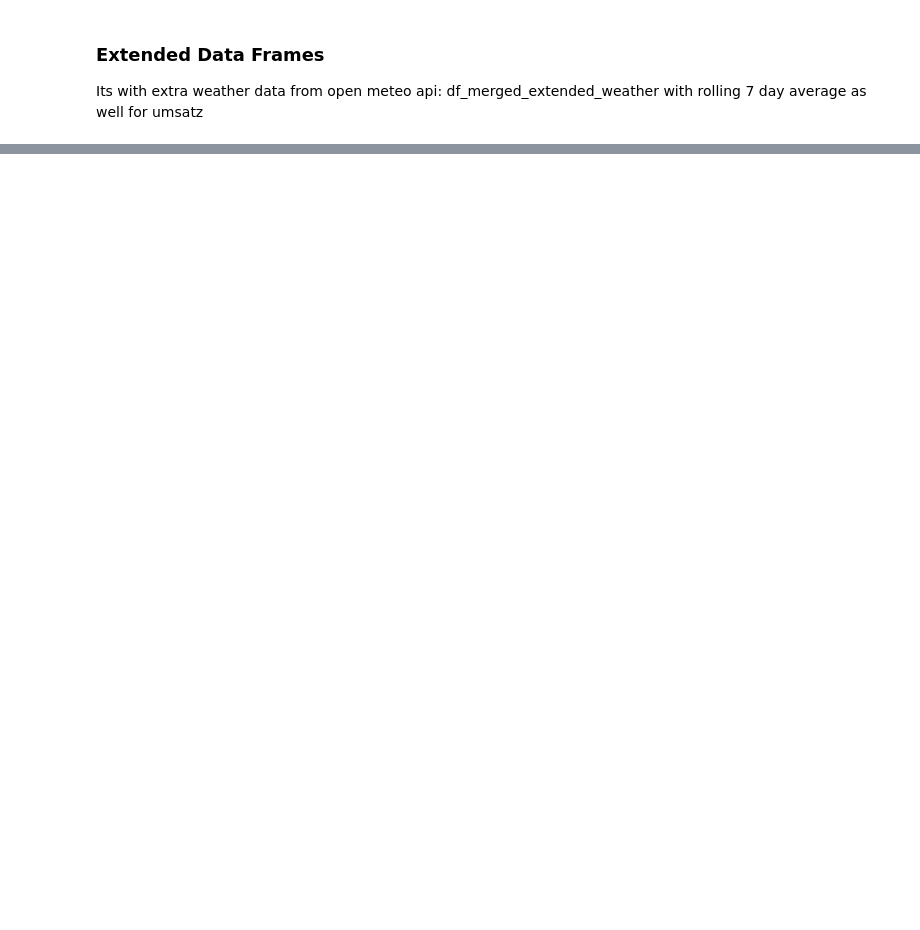
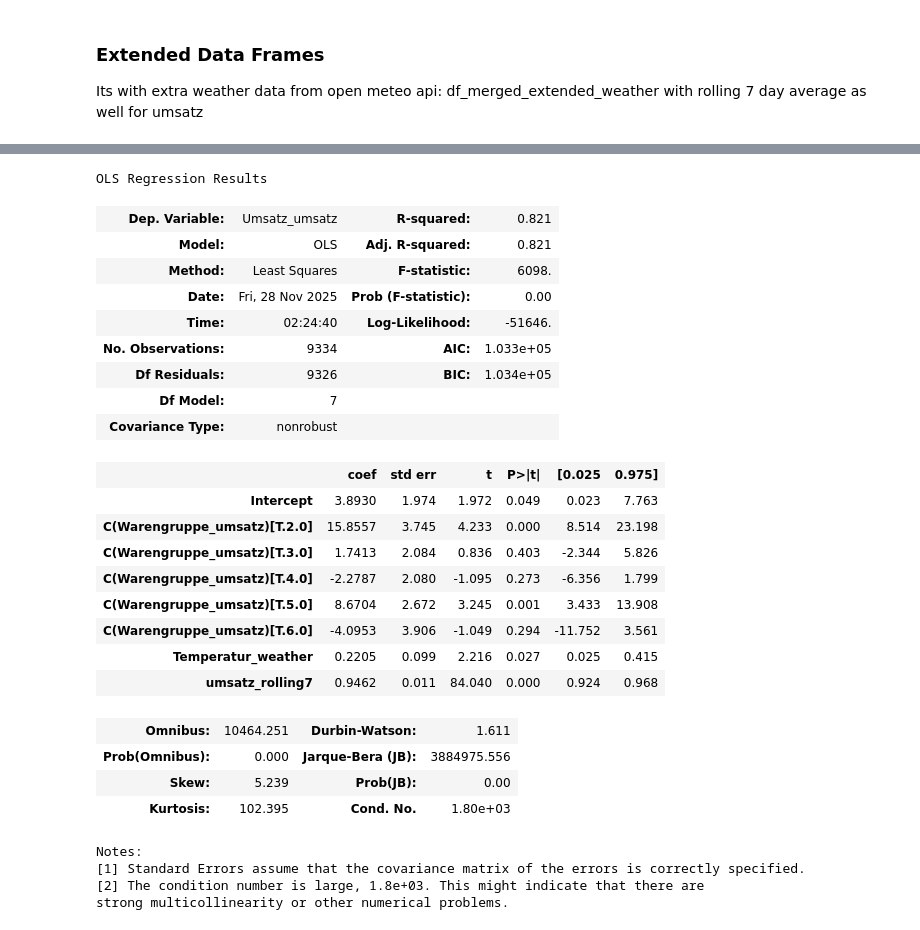
Before and after one commit to Awais16/project_bakery_sales, a Jupyter notebook: yousra_descriptive_stats.ipynb, the cells around one changed output, grey strips where cells are left out. Drawn from its saved outputs; the diff is of its cells as text; code cells hidden in the pictures; blank space fills up the shorter version.

```diff
--- a/yousra_descriptive_stats.ipynb
+++ b/yousra_descriptive_stats.ipynb
@@ -271,0 +410,45 @@ Merged DataFrame Shape: (9334, 15)
+# %%
+import statsmodels.formula.api as smf
+
+# Example regression formula (adjust as needed)
+formula = "Umsatz_umsatz ~  Temperatur_weather + umsatz_rolling7 + C(Warengruppe_umsatz)"
+
+# Drop rows with missing values in the regression columns
+regression_df = df_merged_extended_weather.dropna(subset=[
+    "Umsatz_umsatz", "Bewoelkung_weather", "rain_sum", "sunshine_hours",
+    "Temperatur_weather", "Windgeschwindigkeit_weather", "precipitation_hours", "day_of_week"
+])
+
+# Fit the model
+model = smf.ols(formula, data=regression_df).fit()
+
+# Show summary
+model.summary()
+# %% [output]
+OLS Regression Results
+| Dep. Variable: | Umsatz_umsatz | R-squared: | 0.821 |
+| Model: | OLS | Adj. R-squared: | 0.821 |
+| Method: | Least Squares | F-statistic: | 6098. |
+| Date: | Fri, 28 Nov 2025 | Prob (F-statistic): | 0.00 |
+| Time: | 02:24:40 | Log-Likelihood: | -51646. |
+| No. Observations: | 9334 | AIC: | 1.033e+05 |
+| Df Residuals: | 9326 | BIC: | 1.034e+05 |
+| Df Model: | 7 |  |  |
+| Covariance Type: | nonrobust |  |  |
+|  | coef | std err | t | P>|t| | [0.025 | 0.975] |
+| Intercept | 3.8930 | 1.974 | 1.972 | 0.049 | 0.023 | 7.763 |
+| C(Warengruppe_umsatz)[T.2.0] | 15.8557 | 3.745 | 4.233 | 0.000 | 8.514 | 23.198 |
+| C(Warengruppe_umsatz)[T.3.0] | 1.7413 | 2.084 | 0.836 | 0.403 | -2.344 | 5.826 |
+| C(Warengruppe_umsatz)[T.4.0] | -2.2787 | 2.080 | -1.095 | 0.273 | -6.356 | 1.799 |
+| C(Warengruppe_umsatz)[T.5.0] | 8.6704 | 2.672 | 3.245 | 0.001 | 3.433 | 13.908 |
+| C(Warengruppe_umsatz)[T.6.0] | -4.0953 | 3.906 | -1.049 | 0.294 | -11.752 | 3.561 |
+| Temperatur_weather | 0.2205 | 0.099 | 2.216 | 0.027 | 0.025 | 0.415 |
+| umsatz_rolling7 | 0.9462 | 0.011 | 84.040 | 0.000 | 0.924 | 0.968 |
+| Omnibus: | 10464.251 | Durbin-Watson: | 1.611 |
+| Prob(Omnibus): | 0.000 | Jarque-Bera (JB): | 3884975.556 |
+| Skew: | 5.239 | Prob(JB): | 0.00 |
+| Kurtosis: | 102.395 | Cond. No. | 1.80e+03 |
+Notes:
+[1] Standard Errors assume that the covariance matrix of the errors is correctly specified.
+[2] The condition number is large, 1.8e+03. This might indicate that there are
+strong multicollinearity or other numerical problems.
```
Also changed, not shown: parts of 16 cells of this notebook.
